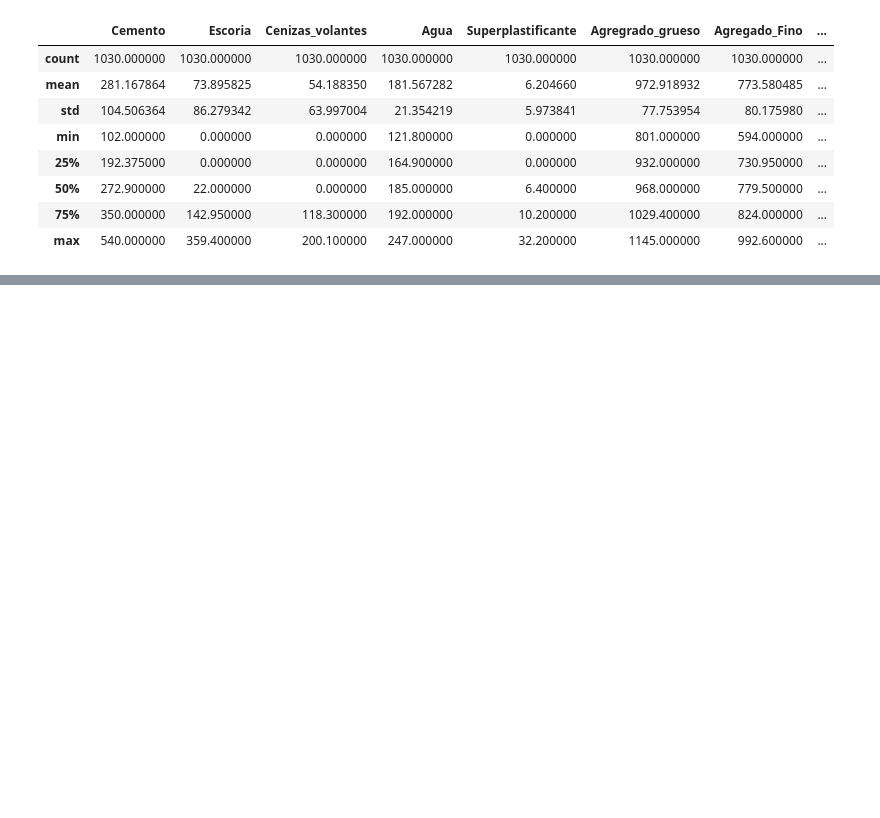
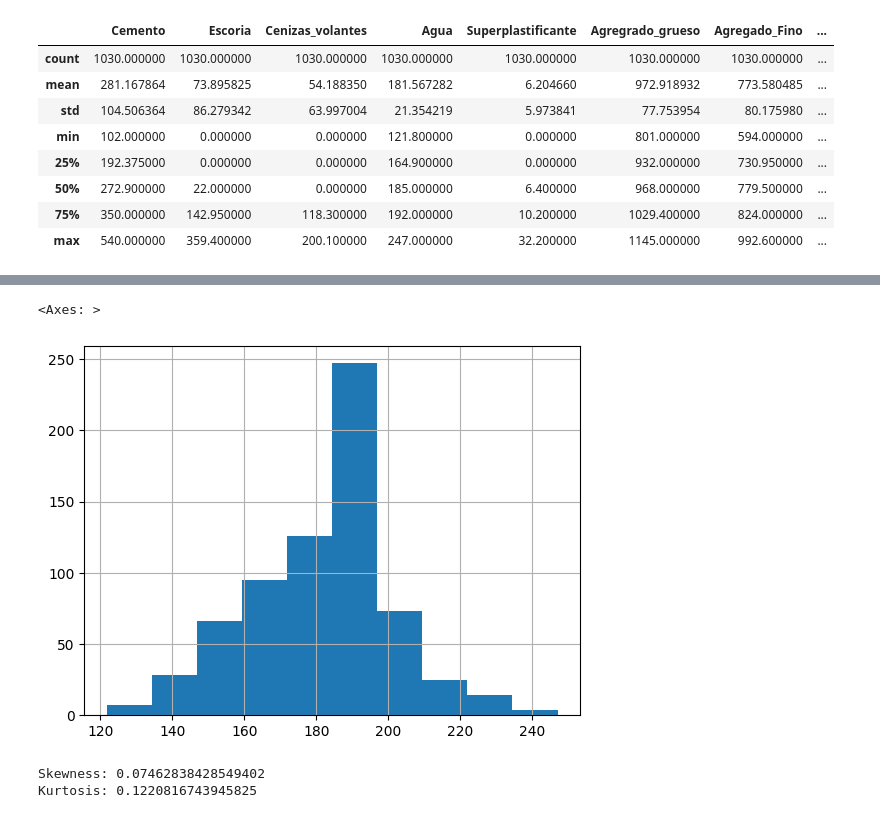
Before and after one commit to pjojoa/Analisis-Exploratorio-datos, a Jupyter notebook: Análisis_exploratorio_datos_Taller_3.ipynb, the cells around one changed output, grey strips where cells are left out. Cells and saved outputs as stored; diff of their text form; code cells hidden in the pictures; blank space fills up the shorter version.

```diff
--- a/Análisis_exploratorio_datos_Taller_3.ipynb
+++ b/Análisis_exploratorio_datos_Taller_3.ipynb
@@ -205,0 +390,16 @@ df.describe()
+# %%
+#08 Ahora analizaremos la variable "Cemento", como esta afecta nuestra resistencia a una Edad de 28, 7 y 3 días.
+# Histograma del cemento
+df_28d.Agua.hist()
+# %% [output]
+<Axes: >
+[figure, added]
+# %%
+#09 Evaluamos la distribución de esta variable
+print(f"Skewness: {df['Agua'].skew()}")
+print(f"Kurtosis: {df['Agua'].kurt()}")
+
+#Observamos que skewness es cercana a 0, por lo que la distribución es simétrica, similar a una distribución normal.
+# %% [output]
+Skewness: 0.07462838428549402
+Kurtosis: 0.1220816743945825
```
Also changed, not shown: parts of 21 cells of this notebook.
